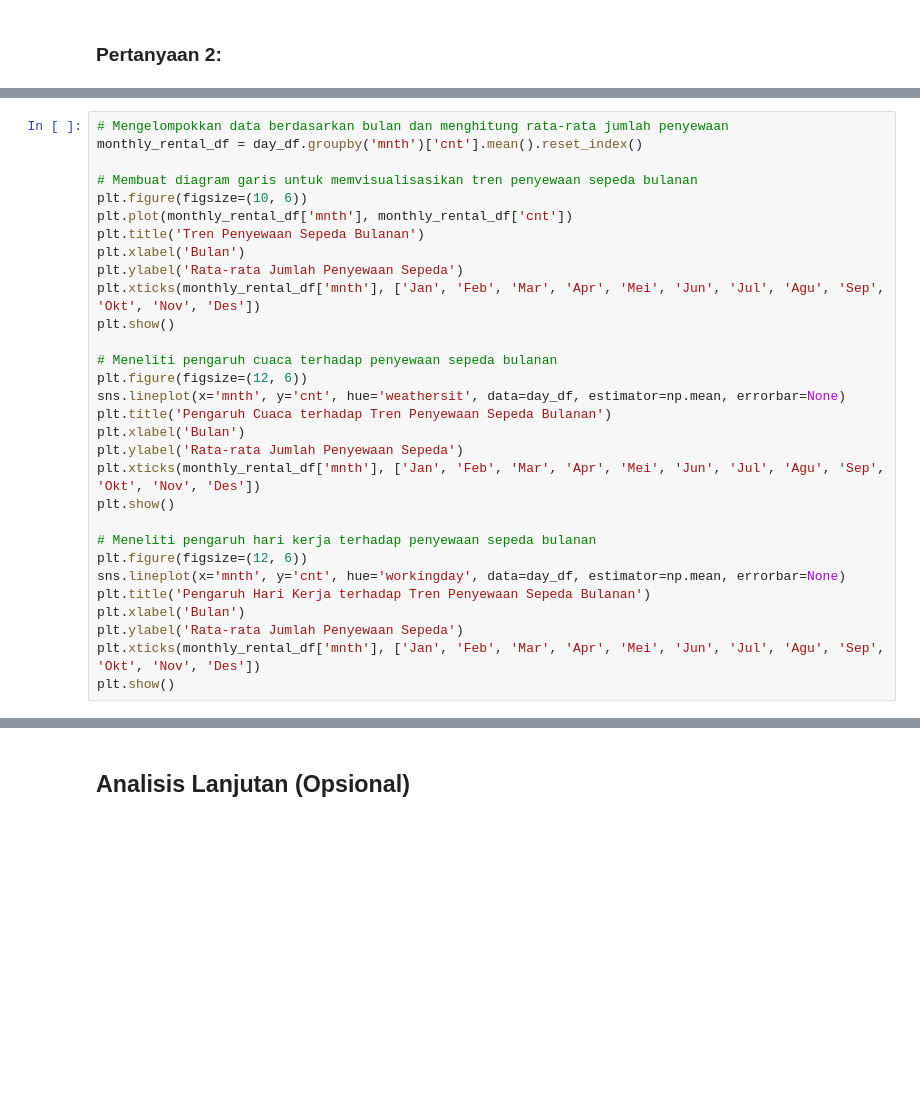
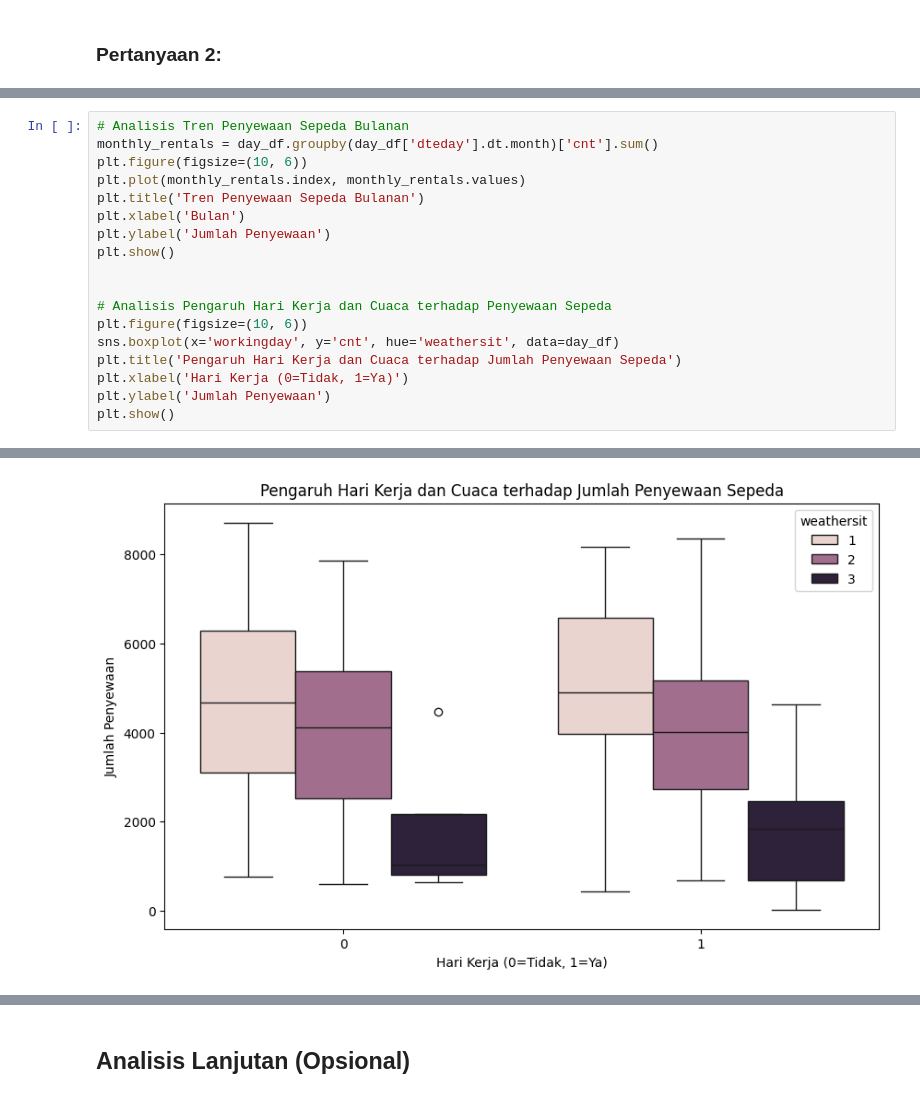
Before and after one commit to maru42/Analisis-Data-Bike-Sharing, a Jupyter notebook: Proyek_Analisis_Data_Bike_Sharing.ipynb, the cells around one changed output, grey strips where cells are left out. Cells and saved outputs as stored; diff of their text form; blank space fills up the shorter version.

```diff
--- a/Proyek_Analisis_Data_Bike_Sharing.ipynb
+++ b/Proyek_Analisis_Data_Bike_Sharing.ipynb
@@ -216,30 +226,19 @@ plt.show()
-# %%
-# Mengelompokkan data berdasarkan bulan dan menghitung rata-rata jumlah penyewaan
-monthly_rental_df = day_df.groupby('mnth')['cnt'].mean().reset_index()
-
-# Membuat diagram garis untuk memvisualisasikan tren penyewaan sepeda bulanan
-plt.figure(figsize=(10, 6))
-plt.plot(monthly_rental_df['mnth'], monthly_rental_df['cnt'])
-plt.title('Tren Penyewaan Sepeda Bulanan')
-plt.xlabel('Bulan')
-plt.ylabel('Rata-rata Jumlah Penyewaan Sepeda')
-plt.xticks(monthly_rental_df['mnth'], ['Jan', 'Feb', 'Mar', 'Apr', 'Mei', 'Jun', 'Jul', 'Agu', 'Sep', 'Okt', 'Nov', 'Des'])
-plt.show()
-
-# Meneliti pengaruh cuaca terhadap penyewaan sepeda bulanan
-plt.figure(figsize=(12, 6))
-sns.lineplot(x='mnth', y='cnt', hue='weathersit', data=day_df, estimator=np.mean, errorbar=None)
-plt.title('Pengaruh Cuaca terhadap Tren Penyewaan Sepeda Bulanan')
-plt.xlabel('Bulan')
-plt.ylabel('Rata-rata Jumlah Penyewaan Sepeda')
-plt.xticks(monthly_rental_df['mnth'], ['Jan', 'Feb', 'Mar', 'Apr', 'Mei', 'Jun', 'Jul', 'Agu', 'Sep', 'Okt', 'Nov', 'Des'])
-plt.show()
-
-# Meneliti pengaruh hari kerja terhadap penyewaan sepeda bulanan
-plt.figure(figsize=(12, 6))
-sns.lineplot(x='mnth', y='cnt', hue='workingday', data=day_df, estimator=np.mean, errorbar=None)
-plt.title('Pengaruh Hari Kerja terhadap Tren Penyewaan Sepeda Bulanan')
-plt.xlabel('Bulan')
-plt.ylabel('Rata-rata Jumlah Penyewaan Sepeda')
-plt.xticks(monthly_rental_df['mnth'], ['Jan', 'Feb', 'Mar', 'Apr', 'Mei', 'Jun', 'Jul', 'Agu', 'Sep', 'Okt', 'Nov', 'Des'])
-plt.show()
+# %%
+# Analisis Tren Penyewaan Sepeda Bulanan
+monthly_rentals = day_df.groupby(day_df['dteday'].dt.month)['cnt'].sum()
+plt.figure(figsize=(10, 6))
+plt.plot(monthly_rentals.index, monthly_rentals.values)
+plt.title('Tren Penyewaan Sepeda Bulanan')
+plt.xlabel('Bulan')
+plt.ylabel('Jumlah Penyewaan')
+plt.show()
+
+
+# Analisis Pengaruh Hari Kerja dan Cuaca terhadap Penyewaan Sepeda
+plt.figure(figsize=(10, 6))
+sns.boxplot(x='workingday', y='cnt', hue='weathersit', data=day_df)
+plt.title('Pengaruh Hari Kerja dan Cuaca terhadap Jumlah Penyewaan Sepeda')
+plt.xlabel('Hari Kerja (0=Tidak, 1=Ya)')
+plt.ylabel('Jumlah Penyewaan')
+plt.show()
+# %% [output]
@@ -246,3 +246,4 @@ plt.show()
+[figure, added]
 # %% [markdown]
 **Insight:**
 - Pertanyaan 1:
```
Also changed, not shown: parts of 14 cells of this notebook.
